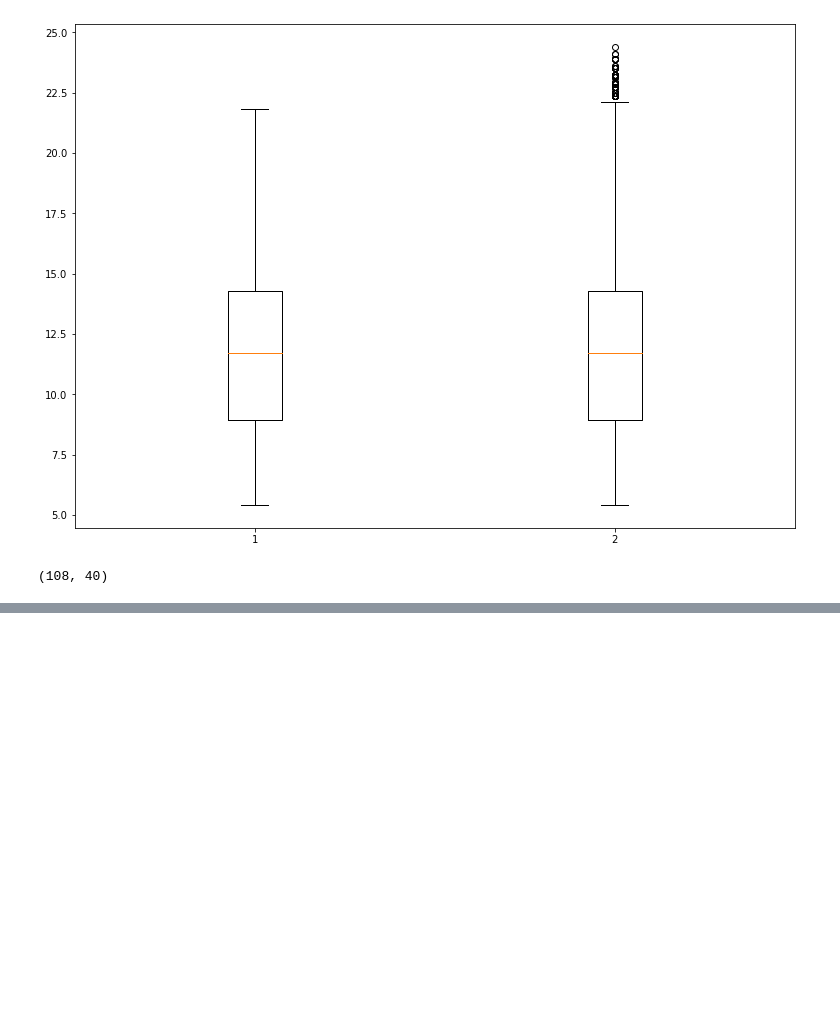
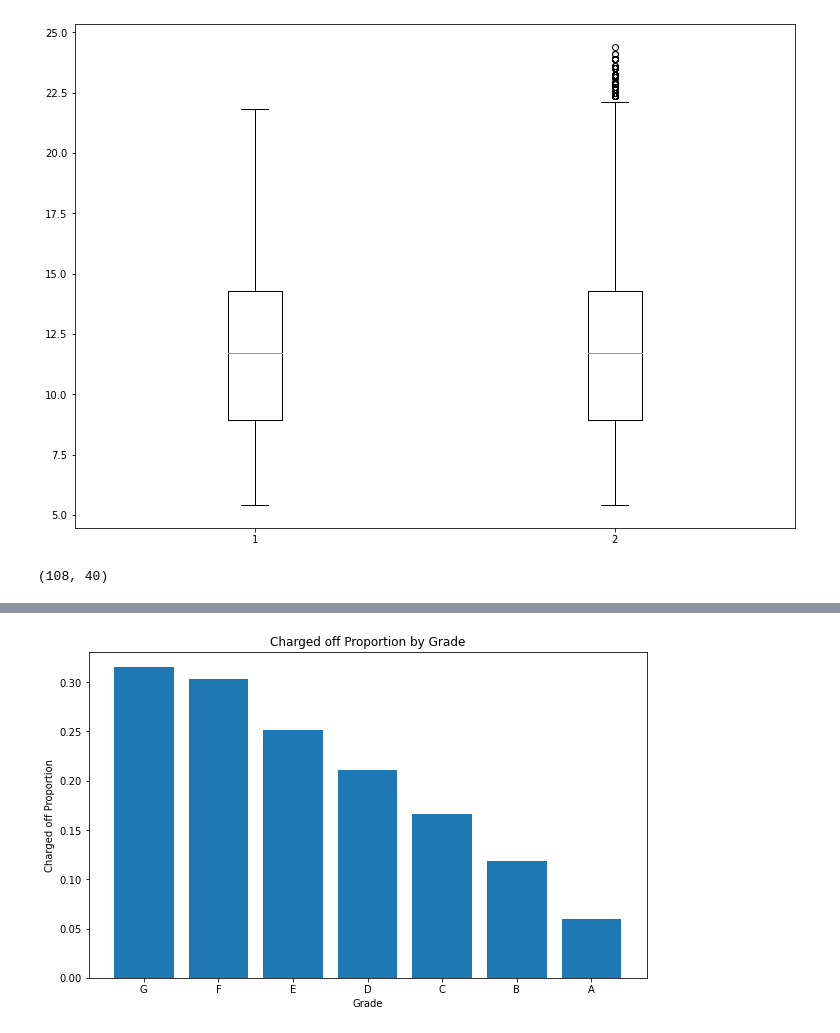
Before and after one commit to RezonChakraborty/LendingClub_CaseStudy, a Jupyter notebook: LendingClub_CaseStudy_Analysis.ipynb, the cells around one changed output, grey strips where cells are left out. Saved outputs shown, nothing was run; the diff lists cells and outputs as text; code cells hidden in the pictures; blank space fills up the shorter version.

Commit message:
Analysis 1

```diff
--- a/LendingClub_CaseStudy_Analysis.ipynb
+++ b/LendingClub_CaseStudy_Analysis.ipynb
@@ -375,0 +428,8 @@ def normalise_loan_amnt(loan_amount):
+# %%
+#Conducting a bivariate analysis on the variable 'grade' in relation to the proportion of charged off cases.
+
+grade_vs_loan = df.groupby(['grade', 'loan_status']).loan_status.count().unstack().fillna(0).reset_index()
+grade_vs_loan['Total'] = grade_vs_loan['Charged Off'] + grade_vs_loan['Current'] + grade_vs_loan['Fully Paid']
+grade_vs_loan['Chargedoff_Proportion'] = grade_vs_loan['Charged Off'] / grade_vs_loan['Total']
+grade_vs_loan_sorted = grade_vs_loan.sort_values('Chargedoff_Proportion', ascending=False)
+grade_vs_loan_sorted
@@ -375,0 +445,10 @@ def normalise_loan_amnt(loan_amount):
+# %%
+# Plotting the graph
+plt.figure(figsize=(10, 6))
+plt.bar(grade_vs_loan_sorted['grade'], grade_vs_loan_sorted['Chargedoff_Proportion'])
+plt.xlabel('Grade')
+plt.ylabel('Charged off Proportion')
+plt.title('Charged off Proportion by Grade')
+plt.show()
+# %% [output]
+[figure, added]
```
Also changed, not shown: parts of 12 cells of this notebook.
